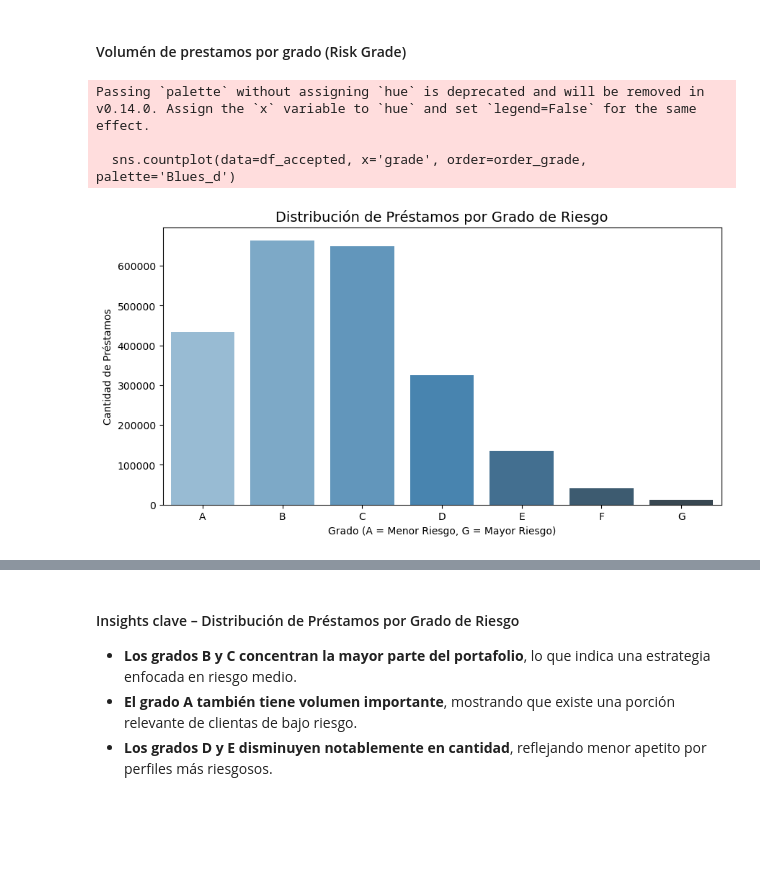
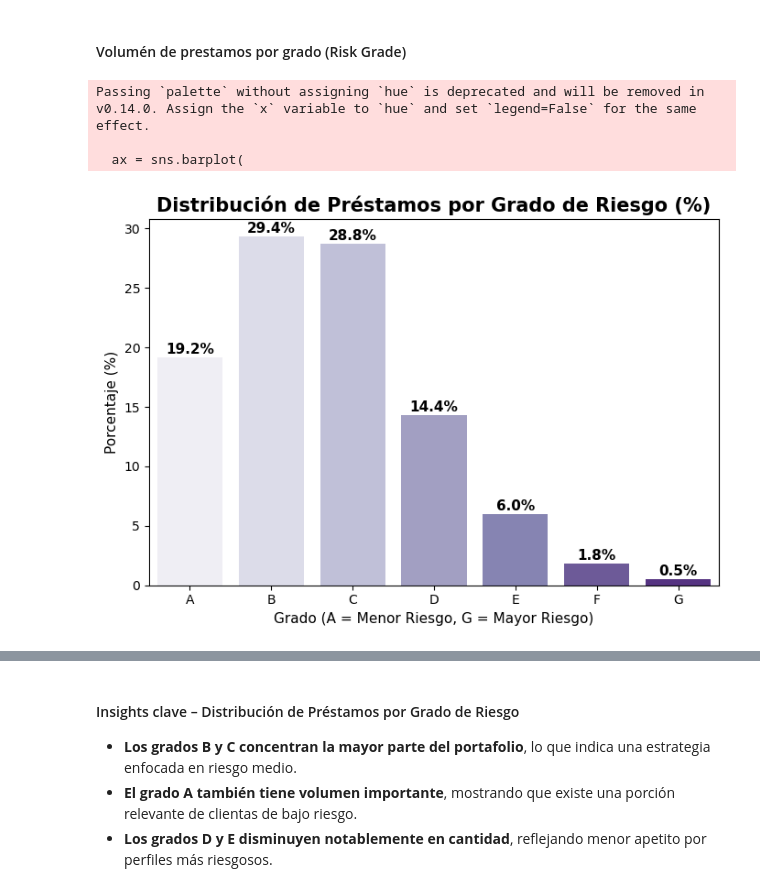
Before and after one commit to arturotowers/Proyecto_Lab_Indicadores, a Jupyter notebook: Notebook/Proyecto_LendingClub.ipynb, the cells around one changed output, grey strips where cells are left out. Cells and saved outputs as stored; diff of their text form; code cells hidden in the pictures; blank space fills up the shorter version.

```diff
--- a/Notebook/Proyecto_LendingClub.ipynb
+++ b/Notebook/Proyecto_LendingClub.ipynb
@@ -539,16 +745,42 @@ Passing `palette` without assigning `hue` is deprecated and will be removed in v
 # %% [markdown]
 #### Volumén de prestamos por grado (Risk Grade)
 # %%
-plt.figure(figsize=(10, 5))
-# Ordenamos alfabéticamente los grados
+plt.figure(figsize=(7, 5))  # más compacto
+
+# Ordenar grados
 order_grade = sorted(df_accepted['grade'].unique())
-sns.countplot(data=df_accepted, x='grade', order=order_grade, palette='Blues_d')
-plt.title('Distribución de Préstamos por Grado de Riesgo', fontsize=14)
-plt.xlabel('Grado (A = Menor Riesgo, G = Mayor Riesgo)')
-plt.ylabel('Cantidad de Préstamos')
+
+# Calcular porcentajes
+grade_pct = df_accepted['grade'].value_counts(normalize=True).reindex(order_grade) * 100
+
+# Gráfico vertical en tonos morados
+ax = sns.barplot(
+    x=grade_pct.index,
+    y=grade_pct.values,
+    palette='Purples'
+)
+
+# Título y ejes
+plt.title('Distribución de Préstamos por Grado de Riesgo (%)', fontsize=15, fontweight='bold')
+plt.xlabel('Grado (A = Menor Riesgo, G = Mayor Riesgo)', fontsize=11)
+plt.ylabel('Porcentaje (%)', fontsize=11)
+
+# Etiquetas arriba de cada barra
+for i, v in enumerate(grade_pct.values):
+    ax.text(
+        i,
+        v + 0.3,
+        f'{v:.1f}%',
+        color='black',
+        fontsize=11,
+        fontweight='bold',
+        ha='center'
+    )
+
+plt.tight_layout()
 plt.show()
 # %% [output]
 Passing `palette` without assigning `hue` is deprecated and will be removed in v0.14.0. Assign the `x` variable to `hue` and set `legend=False` for the same effect.
 
-  sns.countplot(data=df_accepted, x='grade', order=order_grade, palette='Blues_d')
+  ax = sns.barplot(
-[figure, old version]
+[figure, new version]
```
Also changed, not shown: parts of 66 cells of this notebook.
